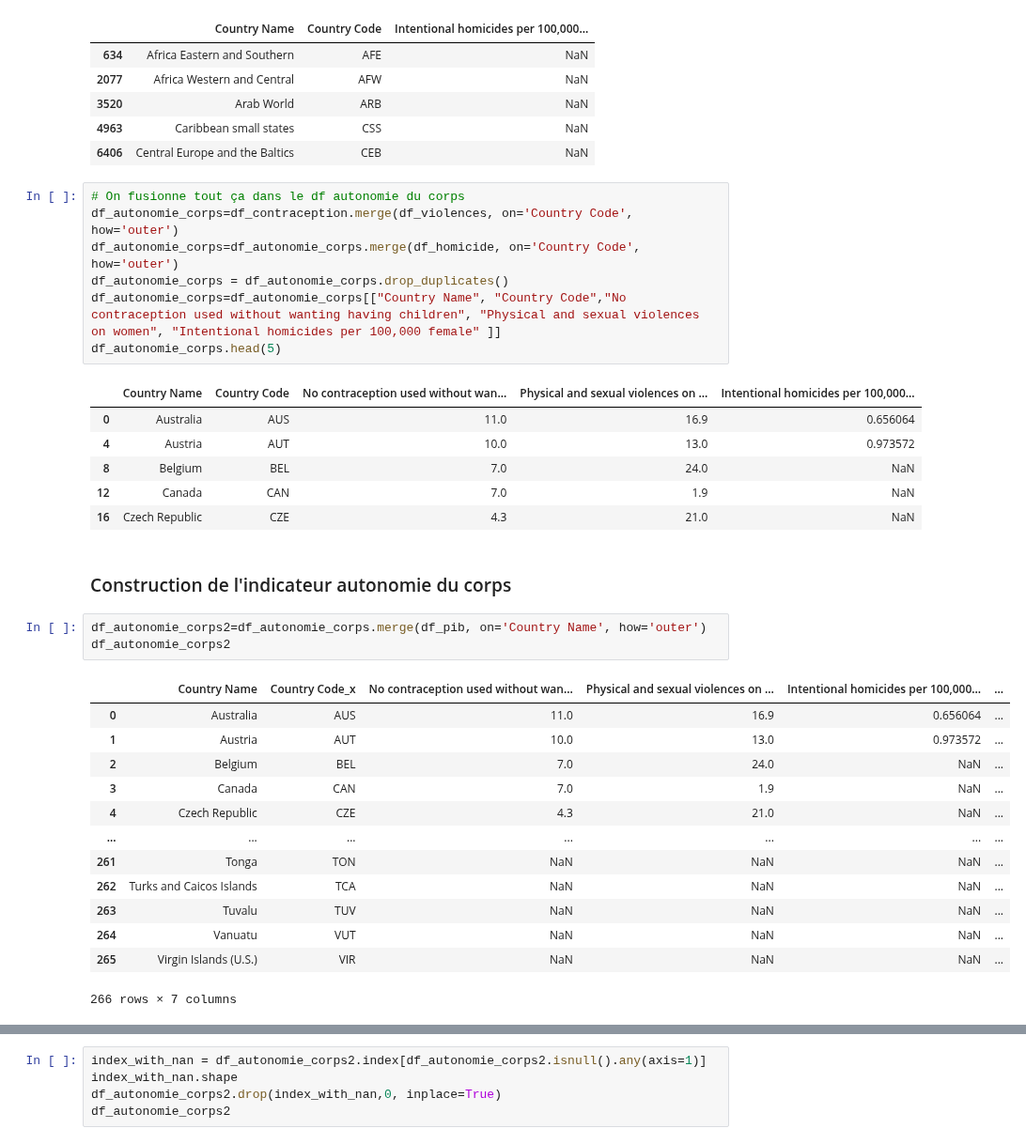
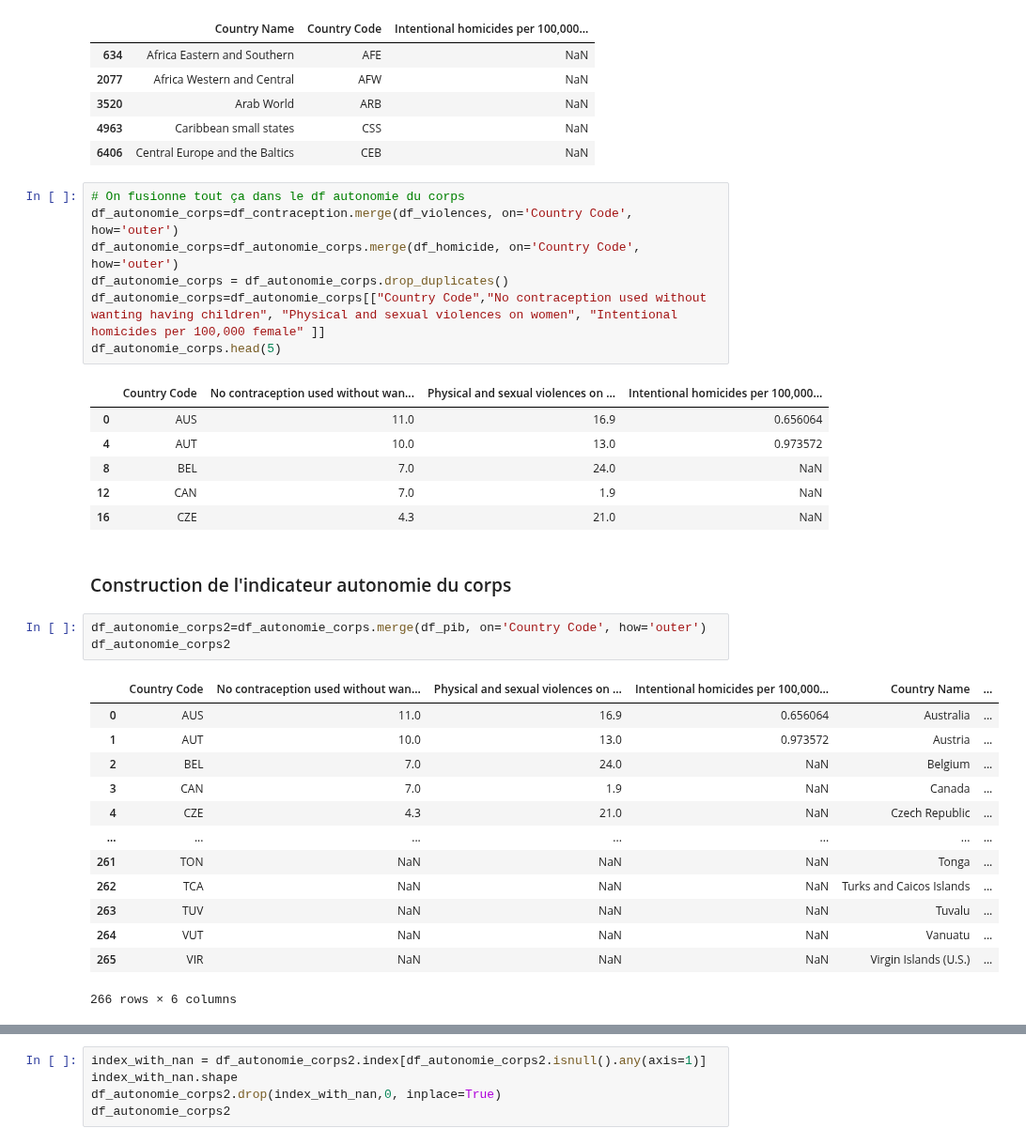
Before and after one commit to cmllbll/Gender-Inequalities-and-Development, a Jupyter notebook: création indicateurs fertilité et situation économiquee.ipynb, the cells around one changed output, grey strips where cells are left out. Shown at 94% size. Saved outputs shown, nothing was run; the diff lists cells and outputs as text.

```diff
--- a/création indicateurs fertilité et situation économiquee.ipynb
+++ b/création indicateurs fertilité et situation économiquee.ipynb
@@ -1047,34 +1047,34 @@ df_homicide.head(5)
 df_autonomie_corps=df_contraception.merge(df_violences, on='Country Code', how='outer')
 df_autonomie_corps=df_autonomie_corps.merge(df_homicide, on='Country Code', how='outer')
 df_autonomie_corps = df_autonomie_corps.drop_duplicates()
-df_autonomie_corps=df_autonomie_corps[["Country Name", "Country Code","No contraception used without wanting having children", "Physical and sexual violences on women", "Intentional homicides per 100,000 female" ]]
+df_autonomie_corps=df_autonomie_corps[["Country Code","No contraception used without wanting having children", "Physical and sexual violences on women", "Intentional homicides per 100,000 female" ]]
 df_autonomie_corps.head(5)
 # %% [output]
-|  | Country Name | Country Code | No contraception used without wan... | Physical and sexual violences on ... | Intentional homicides per 100,000... |
-| 0 | Australia | AUS | 11.0 | 16.9 | 0.656064 |
-| 4 | Austria | AUT | 10.0 | 13.0 | 0.973572 |
-| 8 | Belgium | BEL | 7.0 | 24.0 | NaN |
-| 12 | Canada | CAN | 7.0 | 1.9 | NaN |
-| 16 | Czech Republic | CZE | 4.3 | 21.0 | NaN |
+|  | Country Code | No contraception used without wan... | Physical and sexual violences on ... | Intentional homicides per 100,000... |
+| 0 | AUS | 11.0 | 16.9 | 0.656064 |
+| 4 | AUT | 10.0 | 13.0 | 0.973572 |
+| 8 | BEL | 7.0 | 24.0 | NaN |
+| 12 | CAN | 7.0 | 1.9 | NaN |
+| 16 | CZE | 4.3 | 21.0 | NaN |
 # %% [markdown]
 ### Construction de l'indicateur autonomie du corps
 # %%
-df_autonomie_corps2=df_autonomie_corps.merge(df_pib, on='Country Name', how='outer')
+df_autonomie_corps2=df_autonomie_corps.merge(df_pib, on='Country Code', how='outer')
 df_autonomie_corps2
 # %% [output]
-|  | Country Name | Country Code_x | No contraception used without wan... | Physical and sexual violences on ... | Intentional homicides per 100,000... | ... |
-| 0 | Australia | AUS | 11.0 | 16.9 | 0.656064 | ... |
-| 1 | Austria | AUT | 10.0 | 13.0 | 0.973572 | ... |
-| 2 | Belgium | BEL | 7.0 | 24.0 | NaN | ... |
-| 3 | Canada | CAN | 7.0 | 1.9 | NaN | ... |
-| 4 | Czech Republic | CZE | 4.3 | 21.0 | NaN | ... |
+|  | Country Code | No contraception used without wan... | Physical and sexual violences on ... | Intentional homicides per 100,000... | Country Name | ... |
+| 0 | AUS | 11.0 | 16.9 | 0.656064 | Australia | ... |
+| 1 | AUT | 10.0 | 13.0 | 0.973572 | Austria | ... |
+| 2 | BEL | 7.0 | 24.0 | NaN | Belgium | ... |
+| 3 | CAN | 7.0 | 1.9 | NaN | Canada | ... |
+| 4 | CZE | 4.3 | 21.0 | NaN | Czech Republic | ... |
 | ... | ... | ... | ... | ... | ... | ... |
-| 261 | Tonga | TON | NaN | NaN | NaN | ... |
-| 262 | Turks and Caicos Islands | TCA | NaN | NaN | NaN | ... |
-| 263 | Tuvalu | TUV | NaN | NaN | NaN | ... |
-| 264 | Vanuatu | VUT | NaN | NaN | NaN | ... |
-| 265 | Virgin Islands (U.S.) | VIR | NaN | NaN | NaN | ... |
+| 261 | TON | NaN | NaN | NaN | Tonga | ... |
+| 262 | TCA | NaN | NaN | NaN | Turks and Caicos Islands | ... |
+| 263 | TUV | NaN | NaN | NaN | Tuvalu | ... |
+| 264 | VUT | NaN | NaN | NaN | Vanuatu | ... |
+| 265 | VIR | NaN | NaN | NaN | Virgin Islands (U.S.) | ... |
-266 rows × 7 columns
+266 rows × 6 columns
 # %%
 df_autonomie_corps2=df_autonomie_corps2[["Country Name", "Country Code", "No contraception used without wanting having children", "Physical and sexual violences on women", "GDP per capita 2019"]]
 df_autonomie_corps2
```
Also changed, not shown: parts of 31 cells of this notebook.
